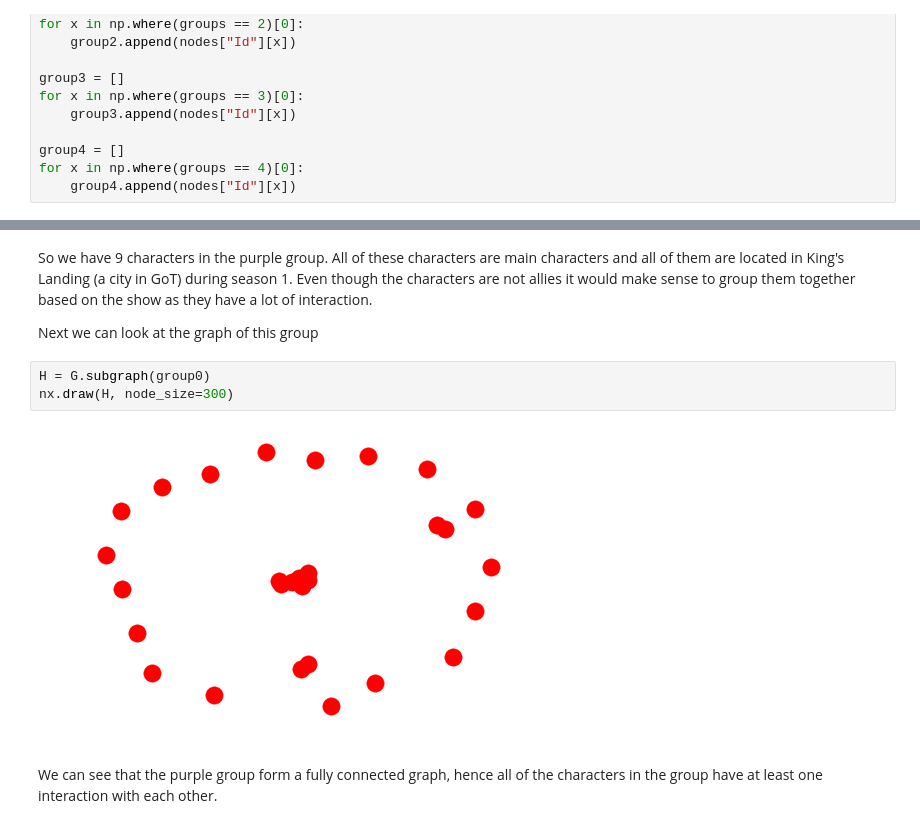
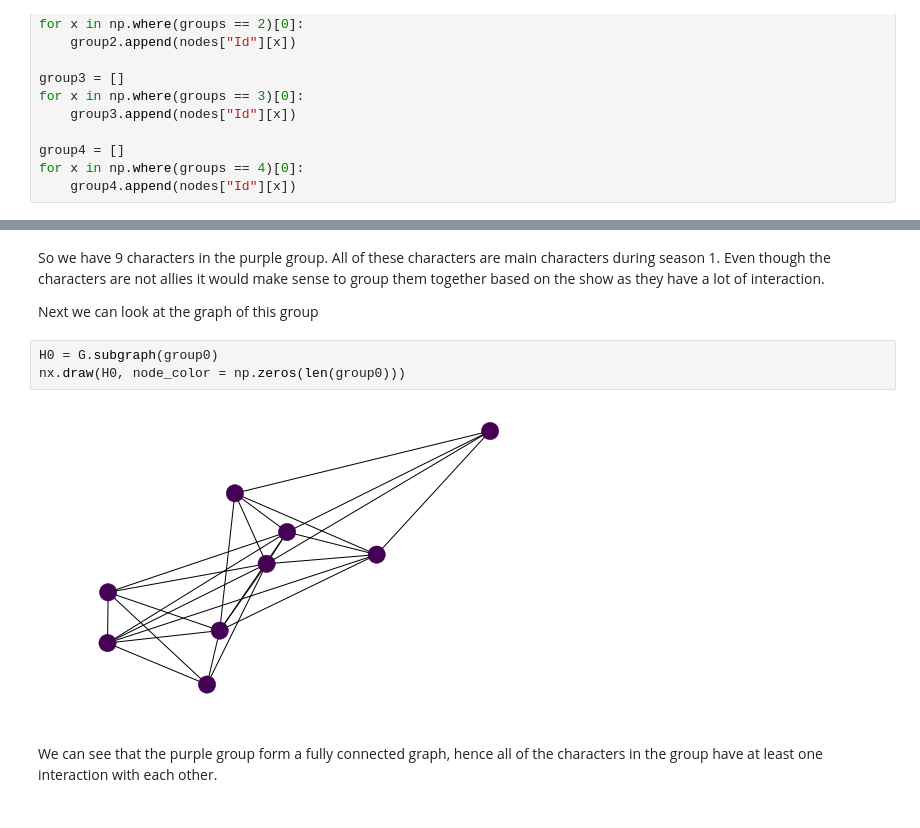
Before and after one commit to davidfrichhansen/mbml_project, a Jupyter notebook: notebooks/Final.ipynb, the cells around one changed output, grey strips where cells are left out. Cells and saved outputs as stored; diff of their text form.

```diff
--- a/notebooks/Final.ipynb
+++ b/notebooks/Final.ipynb
@@ -713,11 +710,11 @@ Varys
 # %% [markdown]
-So we have 9 characters in the purple group. All of these characters are main characters and all of them are located in King's Landing (a city in GoT) during season 1. Even though the characters are not allies it would make sense to group them together based on the show as they have a lot of interaction.
+So we have 9 characters in the purple group. All of these characters are main characters during season 1. Even though the characters are not allies it would make sense to group them together based on the show as they have a lot of interaction.
 
 Next we can look at the graph of this group
 # %%
-H = G.subgraph(group0)
-nx.draw(H, node_size=300)
+H0 = G.subgraph(group0)
+nx.draw(H0, node_color = np.zeros(len(group0)))
 # %% [output]
-[figure, old version]
+[figure, new version]
 # %% [markdown]
 We can see that the purple group form a fully connected graph, hence all of the characters in the group have at least one interaction with each other.
```
Also changed, not shown: parts of 11 cells of this notebook.
